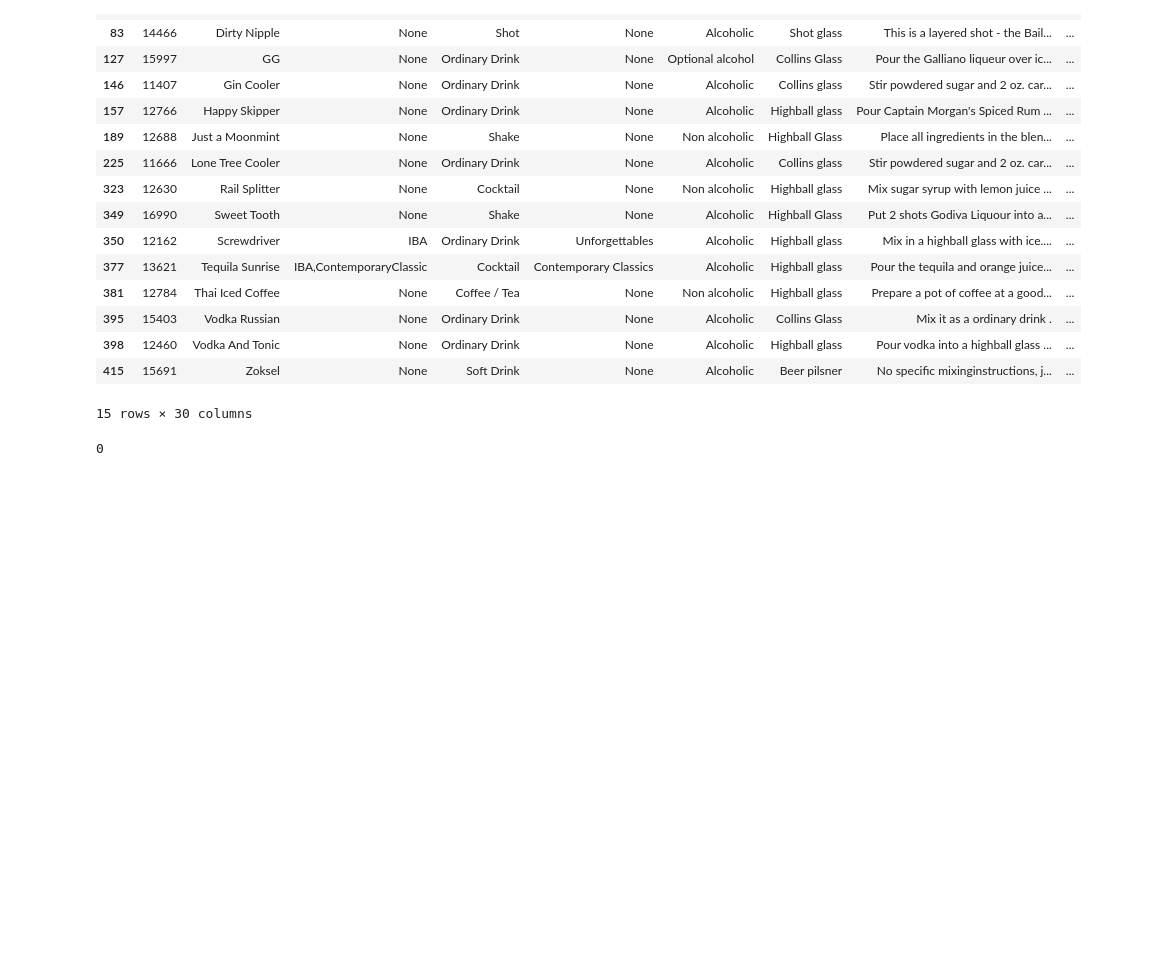
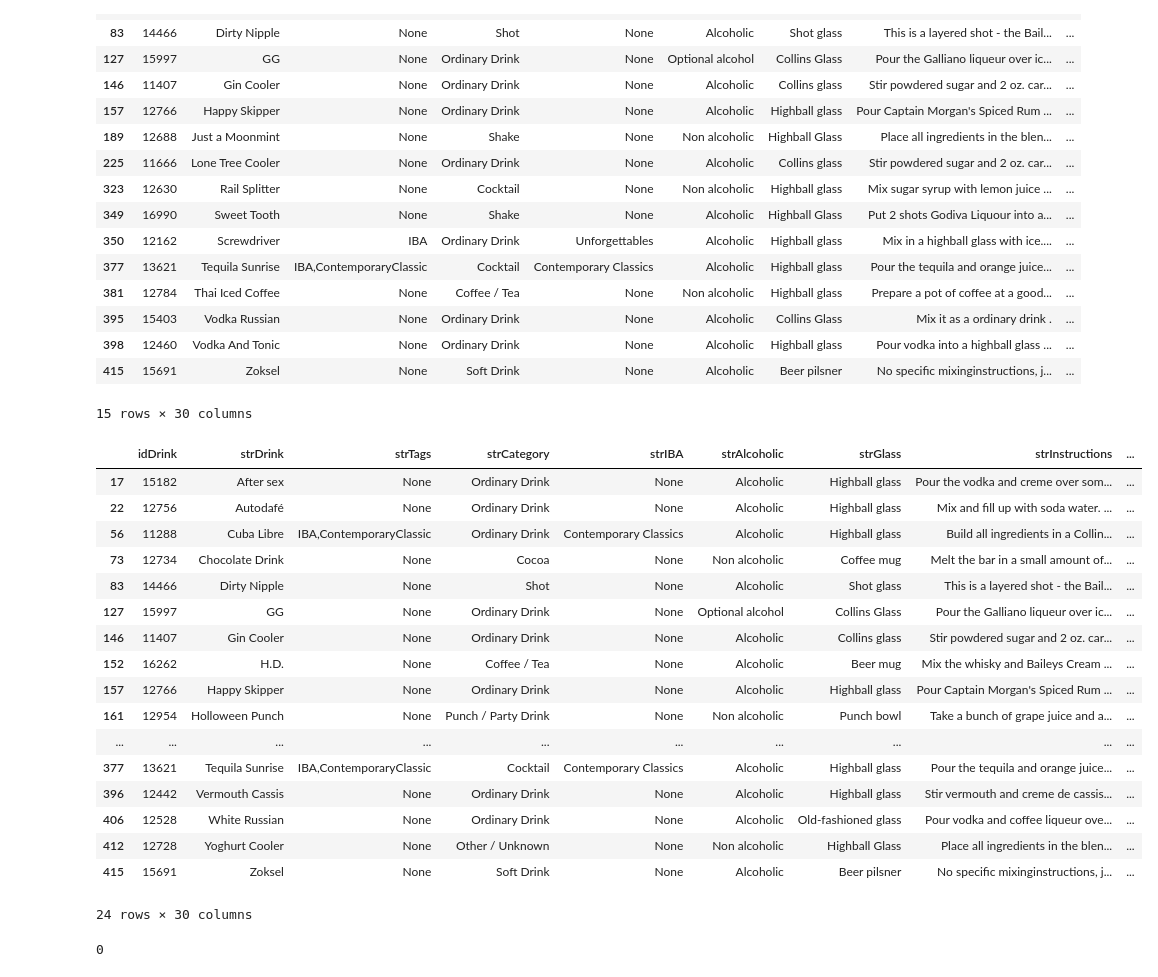
Before and after one commit to redsun498/Data-Genie, a Jupyter notebook: notebooks/EDA - Cocktails.ipynb, the cells around one changed output. Cells and saved outputs as stored; diff of their text form; code cells hidden in the pictures; blank space fills up the shorter version.

```diff
--- a/notebooks/EDA - Cocktails.ipynb
+++ b/notebooks/EDA - Cocktails.ipynb
@@ -275,8 +275,8 @@ all_drinks_df.at[51,'strMeasure1'] = '8'
 all_drinks_df.at[83,'strMeasure1'] = '0.5'
 all_drinks_df.at[161,'strMeasure1'] = '16'
 all_drinks_df.at[225,'strMeasure1'] = '2'
-all_drinks_df.at[231,'strMeasure1'] = '0.167'
-all_drinks_df.at[415,'strMeasure1'] = '0.2'
+all_drinks_df.at[231,'strMeasure1'] = '1'
+all_drinks_df.at[415,'strMeasure1'] = '2'
 # %%
 #Identify drinks with null values for the second measure
 all_drinks_df[all_drinks_df['strMeasure2'].isnull()]
@@ -317,0 +318,22 @@ all_drinks_df.at[415,'strMeasure2'] = '0.2'
+# %%
+#Identify drinks with null values for the third measure and that 3 ingredients
+all_drinks_df[(all_drinks_df['strMeasure3'].isnull()) & (all_drinks_df['strIngredient3'].notnull())]
+# %% [output]
+|  | idDrink | strDrink | strTags | strCategory | strIBA | strAlcoholic | strGlass | strInstructions | ... |
+| 17 | 15182 | After sex | None | Ordinary Drink | None | Alcoholic | Highball glass | Pour the vodka and creme over som... | ... |
+| 22 | 12756 | Autodafé | None | Ordinary Drink | None | Alcoholic | Highball glass | Mix and fill up with soda water. ... | ... |
+| 56 | 11288 | Cuba Libre | IBA,ContemporaryClassic | Ordinary Drink | Contemporary Classics | Alcoholic | Highball glass | Build all ingredients in a Collin... | ... |
+| 73 | 12734 | Chocolate Drink | None | Cocoa | None | Non alcoholic | Coffee mug | Melt the bar in a small amount of... | ... |
+| 83 | 14466 | Dirty Nipple | None | Shot | None | Alcoholic | Shot glass | This is a layered shot - the Bail... | ... |
+| 127 | 15997 | GG | None | Ordinary Drink | None | Optional alcohol | Collins Glass | Pour the Galliano liqueur over ic... | ... |
+| 146 | 11407 | Gin Cooler | None | Ordinary Drink | None | Alcoholic | Collins glass | Stir powdered sugar and 2 oz. car... | ... |
+| 152 | 16262 | H.D. | None | Coffee / Tea | None | Alcoholic | Beer mug | Mix the whisky and Baileys Cream ... | ... |
+| 157 | 12766 | Happy Skipper | None | Ordinary Drink | None | Alcoholic | Highball glass | Pour Captain Morgan's Spiced Rum ... | ... |
+| 161 | 12954 | Holloween Punch | None | Punch / Party Drink | None | Non alcoholic | Punch bowl | Take a bunch of grape juice and a... | ... |
+| ... | ... | ... | ... | ... | ... | ... | ... | ... | ... |
+| 377 | 13621 | Tequila Sunrise | IBA,ContemporaryClassic | Cocktail | Contemporary Classics | Alcoholic | Highball glass | Pour the tequila and orange juice... | ... |
+| 396 | 12442 | Vermouth Cassis | None | Ordinary Drink | None | Alcoholic | Highball glass | Stir vermouth and creme de cassis... | ... |
+| 406 | 12528 | White Russian | None | Ordinary Drink | None | Alcoholic | Old-fashioned glass | Pour vodka and coffee liqueur ove... | ... |
+| 412 | 12728 | Yoghurt Cooler | None | Other / Unknown | None | Non alcoholic | Highball Glass | Place all ingredients in the blen... | ... |
+| 415 | 15691 | Zoksel | None | Soft Drink | None | Alcoholic | Beer pilsner | No specific mixinginstructions, j... | ... |
+24 rows × 30 columns
```
Also changed, not shown: parts of 22 cells of this notebook.
